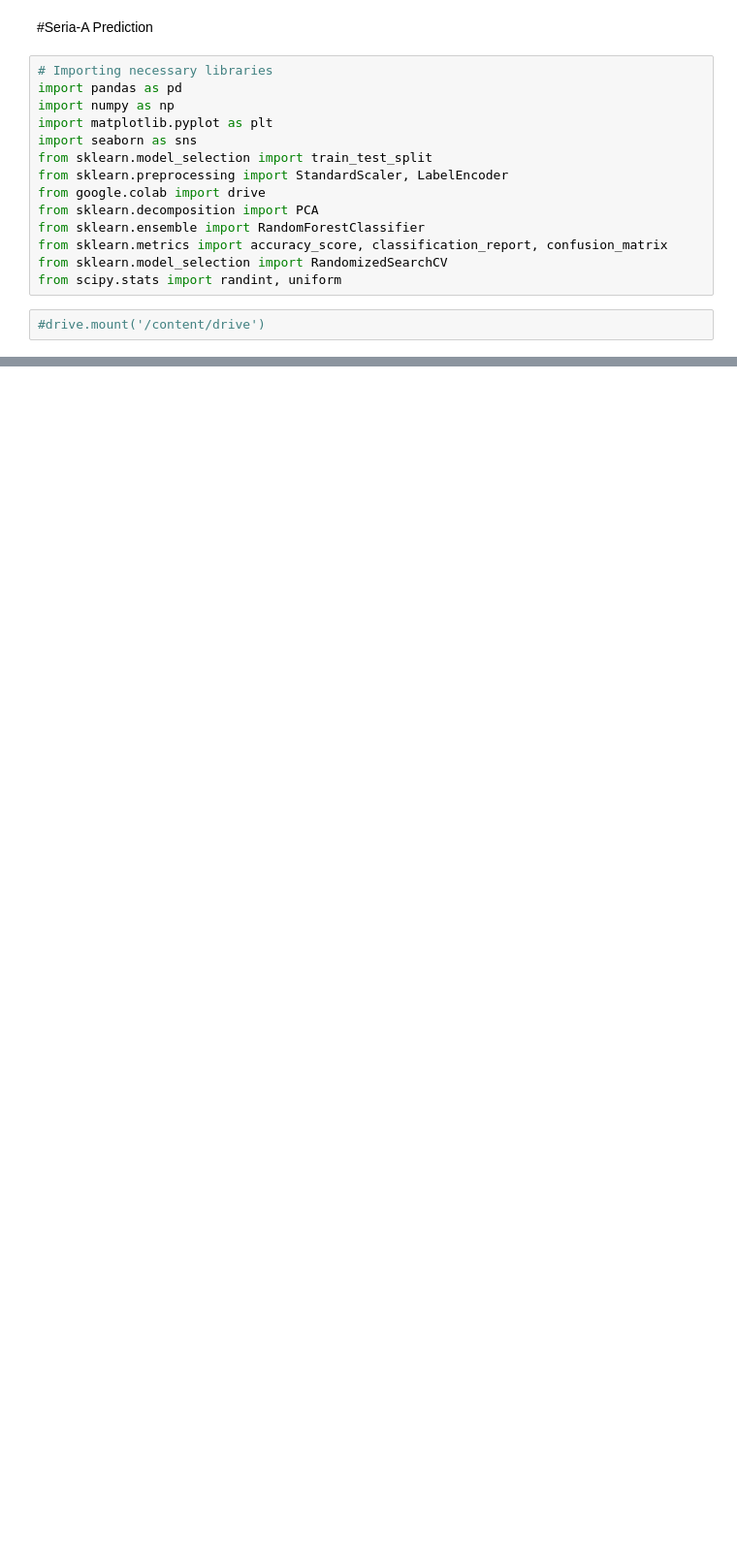
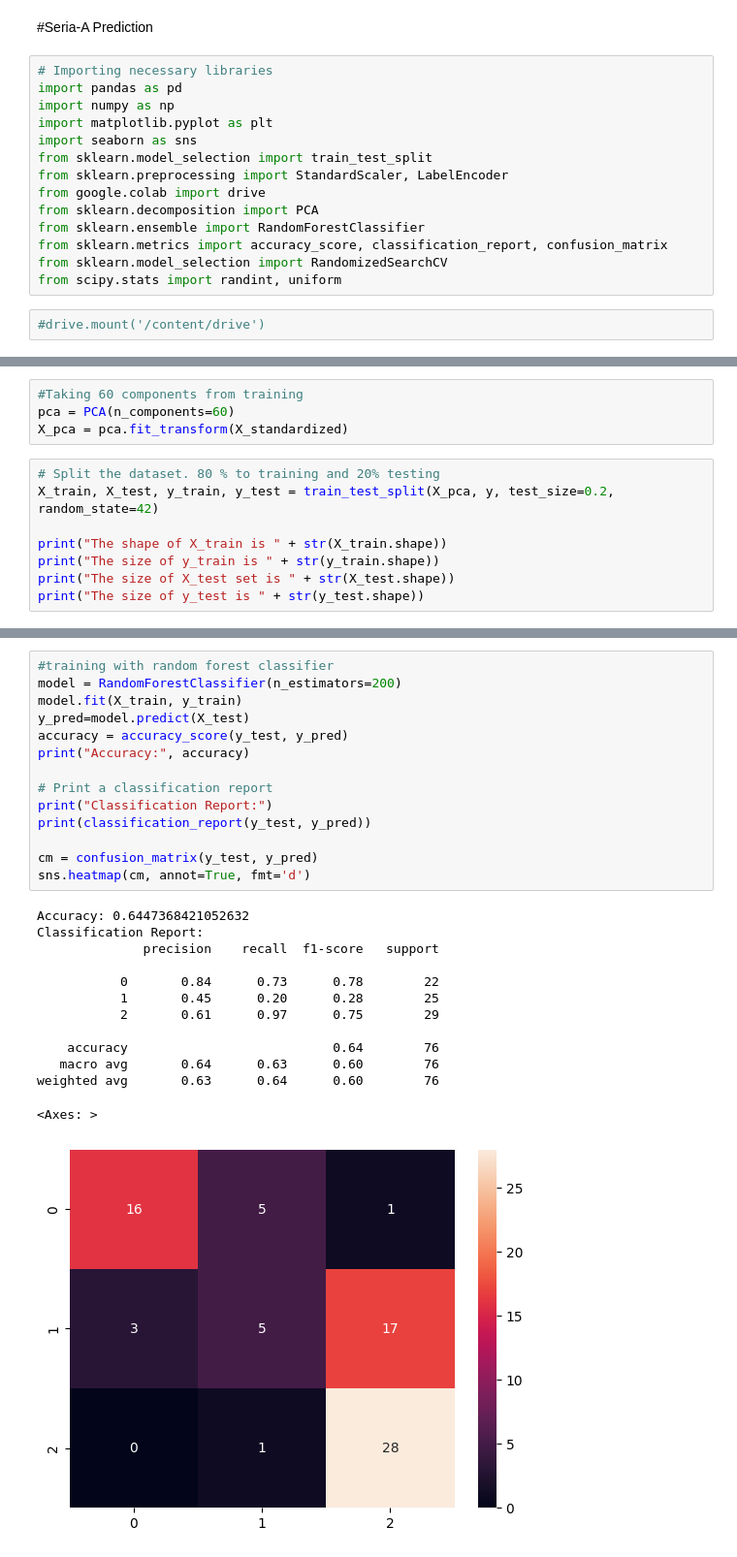
Before and after one commit to vv7ishere/Seria-A_prediction, a Jupyter notebook: seria.ipynb, the cells around one changed output, grey strips where cells are left out. Shown at 97% size. Drawn from its saved outputs; the diff is of its cells as text; blank space fills up the shorter version.

```diff
--- a/seria.ipynb
+++ b/seria.ipynb
@@ -1163,0 +159,12 @@ ValueError: multilabel-indicator is not supported
+# %%
+#Taking 60 components from training
+pca = PCA(n_components=60)
+X_pca = pca.fit_transform(X_standardized)
+# %%
+# Split the dataset. 80 % to training and 20% testing
+X_train, X_test, y_train, y_test = train_test_split(X_pca, y, test_size=0.2, random_state=42)
+
+print("The shape of X_train is " + str(X_train.shape))
+print("The size of y_train is " + str(y_train.shape))
+print("The size of X_test set is " + str(X_test.shape))
+print("The size of y_test is " + str(y_test.shape))
@@ -1163,0 +176,28 @@ ValueError: multilabel-indicator is not supported
+# %%
+#training with random forest classifier
+model = RandomForestClassifier(n_estimators=200)
+model.fit(X_train, y_train)
+y_pred=model.predict(X_test)
+accuracy = accuracy_score(y_test, y_pred)
+print("Accuracy:", accuracy)
+
+# Print a classification report
+print("Classification Report:")
+print(classification_report(y_test, y_pred))
+
+cm = confusion_matrix(y_test, y_pred)
+sns.heatmap(cm, annot=True, fmt='d')
+# %% [output]
+Accuracy: 0.6447368421052632
+Classification Report:
+              precision    recall  f1-score   support
+
+           0       0.84      0.73      0.78        22
+           1       0.45      0.20      0.28        25
+           2       0.61      0.97      0.75        29
+
+    accuracy                           0.64        76
+   macro avg       0.64      0.63      0.60        76
+weighted avg       0.63      0.64      0.60        76
+<Axes: >
+[figure, added]
```
Also changed, not shown: parts of 93 cells of this notebook.
